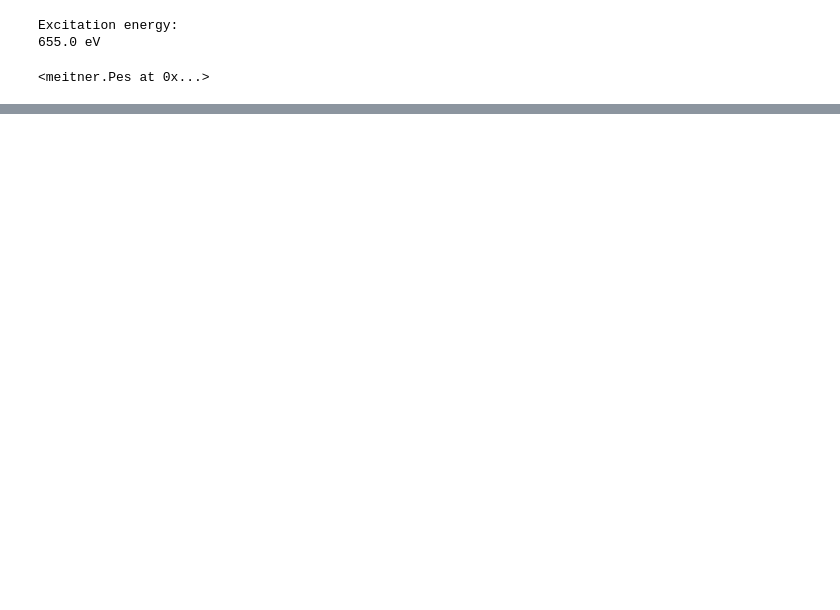
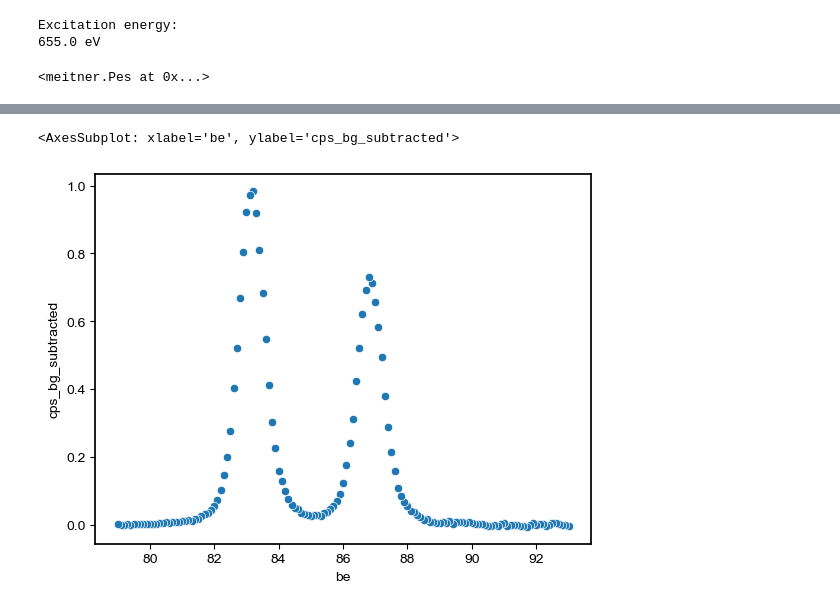
Before and after one commit to picklerixs/meitner, a Jupyter notebook: test.ipynb, the cells around one changed output, grey strips where cells are left out. Saved outputs shown, nothing was run; the diff lists cells and outputs as text; code cells hidden in the pictures; blank space fills up the shorter version.

```diff
--- a/test.ipynb
+++ b/test.ipynb
@@ -72,0 +28,5 @@ x.fit_data()
+# %%
+sns.scatterplot(data=df, x='be', y='cps_bg_subtracted')
+# %% [output]
+<AxesSubplot: xlabel='be', ylabel='cps_bg_subtracted'>
+[figure, added]
```
Also changed, not shown: parts of 7 cells of this notebook, 1 other file.
